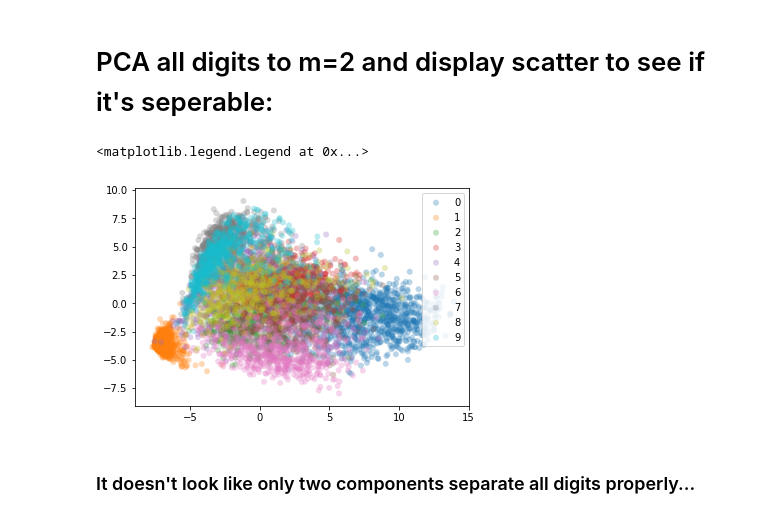
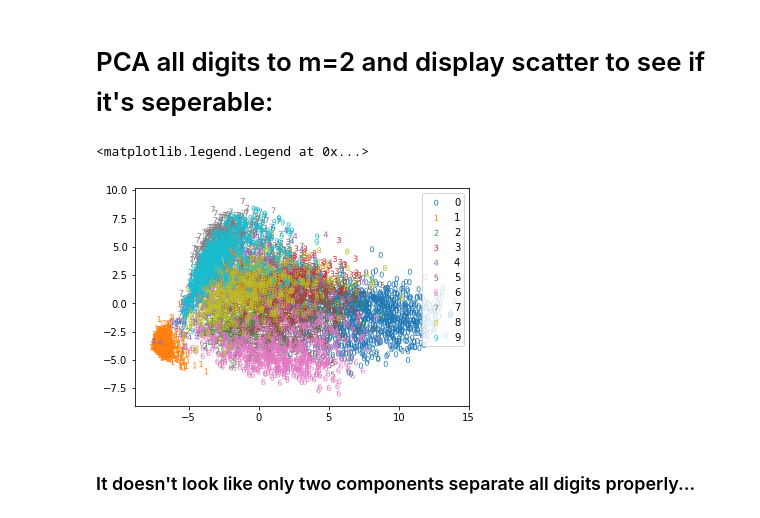
Before and after one commit to ademarrohregger/Computational-Applied-Statistics, a Jupyter notebook: Assignment 3/assignment03.ipynb, the cells around one changed output. Saved outputs shown, nothing was run; the diff lists cells and outputs as text; code cells hidden in the pictures.

```diff
--- a/Assignment 3/assignment03.ipynb
+++ b/Assignment 3/assignment03.ipynb
@@ -123,19 +123,19 @@ plt.show()
 # %%
 pca = PCA(n_components=2)
 pca.fit(ziptrain[:, 1:])
 Z_train = pca.transform(ziptrain[:, 1:])
 
 fig, ax = plt.subplots()
 for digit in np.unique(ziptrain[:, 0]):
     x = Z_train[ziptrain[:, 0]==digit, 0]
     y = Z_train[ziptrain[:, 0]==digit, 1]
     ax.scatter(x, y, label=int(digit),
-               alpha=0.3, edgecolors='none')
+               alpha=1.0, edgecolors='none', marker='${}$'.format(int(digit)))
 
 ax.legend()
 # %% [output]
 <matplotlib.legend.Legend at 0x...>
-[figure, old version]
+[figure, new version]
 # %% [markdown]
 ### It doesn't look like only two components separate all digits properly...
 # %% [markdown]
```
Also changed, not shown: parts of 4 cells of this notebook, 4 other files.
